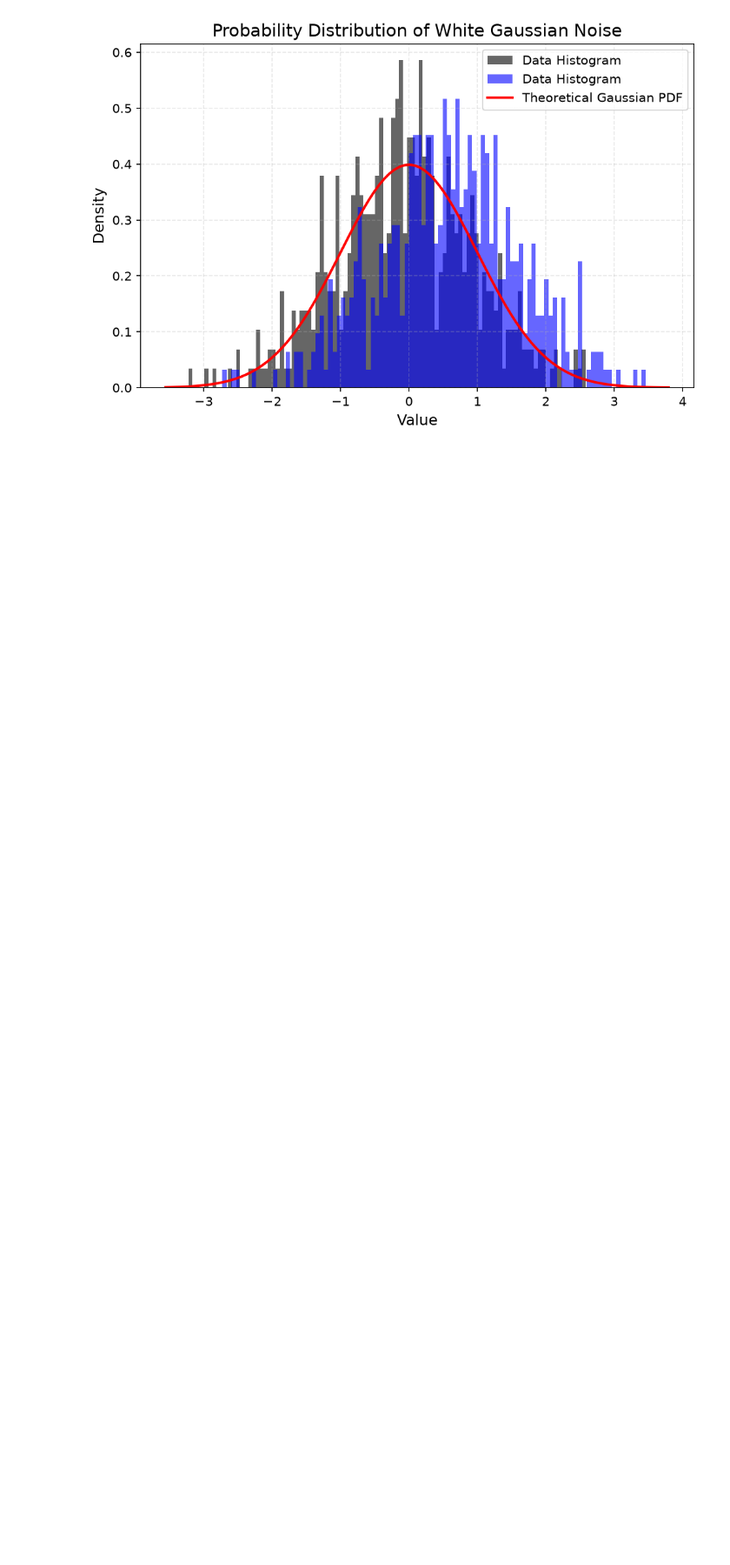
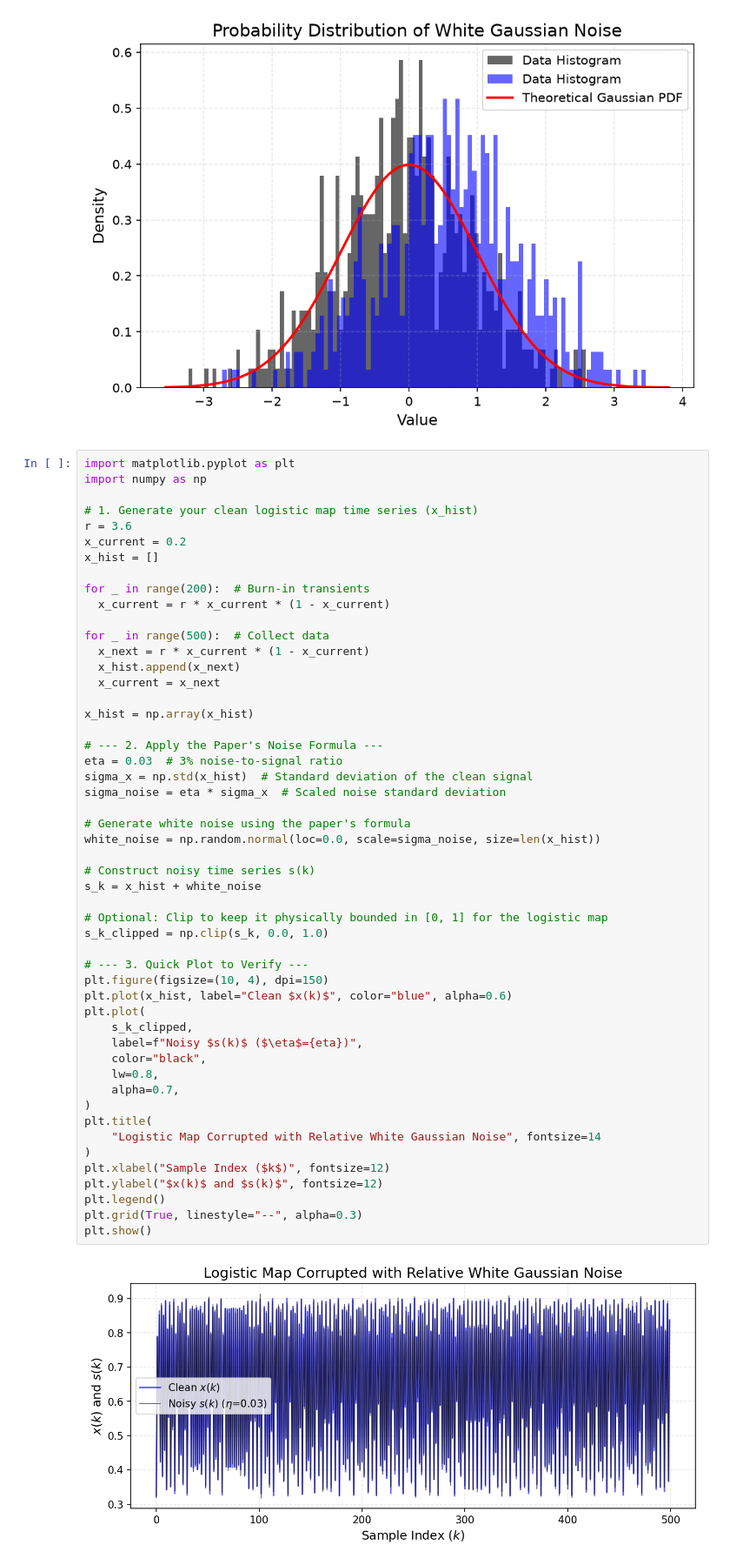
Before and after one commit to Izzathawari/PINN-dynamic-system, a Jupyter notebook: discrete_pinn/hankel_analysis.ipynb, the cells around one changed output. Shown at 87% size. Saved outputs shown, nothing was run; the diff lists cells and outputs as text; blank space fills up the shorter version.

```diff
--- a/discrete_pinn/hankel_analysis.ipynb
+++ b/discrete_pinn/hankel_analysis.ipynb
@@ -432,3 +432,56 @@ plt.show()
 [figure]
 [figure]
 [figure]
+# %%
+import matplotlib.pyplot as plt
+import numpy as np
+
+# 1. Generate your clean logistic map time series (x_hist)
+r = 3.6
+x_current = 0.2
+x_hist = []
+
+for _ in range(200):  # Burn-in transients
+  x_current = r * x_current * (1 - x_current)
+
+for _ in range(500):  # Collect data
+  x_next = r * x_current * (1 - x_current)
+  x_hist.append(x_next)
+  x_current = x_next
+
+x_hist = np.array(x_hist)
+
+# --- 2. Apply the Paper's Noise Formula ---
+eta = 0.03  # 3% noise-to-signal ratio
+sigma_x = np.std(x_hist)  # Standard deviation of the clean signal
+sigma_noise = eta * sigma_x  # Scaled noise standard deviation
+
+# Generate white noise using the paper's formula
+white_noise = np.random.normal(loc=0.0, scale=sigma_noise, size=len(x_hist))
+
+# Construct noisy time series s(k)
+s_k = x_hist + white_noise
+
+# Optional: Clip to keep it physically bounded in [0, 1] for the logistic map
+s_k_clipped = np.clip(s_k, 0.0, 1.0)
+
+# --- 3. Quick Plot to Verify ---
+plt.figure(figsize=(10, 4), dpi=150)
+plt.plot(x_hist, label="Clean $x(k)$", color="blue", alpha=0.6)
+plt.plot(
+    s_k_clipped,
+    label=f"Noisy $s(k)$ ($\eta$={eta})",
+    color="black",
+    lw=0.8,
+    alpha=0.7,
+)
+plt.title(
+    "Logistic Map Corrupted with Relative White Gaussian Noise", fontsize=14
+)
+plt.xlabel("Sample Index ($k$)", fontsize=12)
+plt.ylabel("$x(k)$ and $s(k)$", fontsize=12)
+plt.legend()
+plt.grid(True, linestyle="--", alpha=0.3)
+plt.show()
+# %% [output]
+[figure, added]
```
Also changed, not shown: 4 other files.
